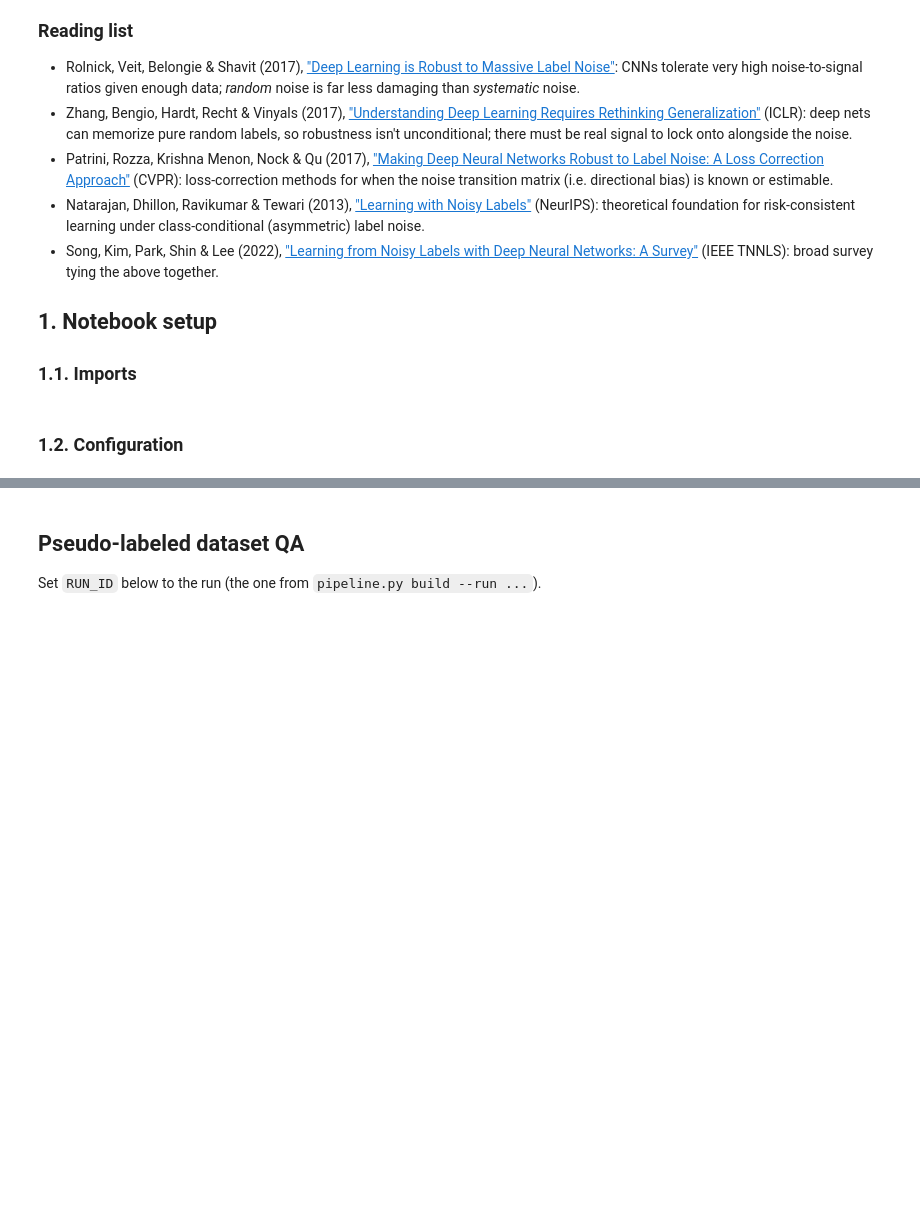
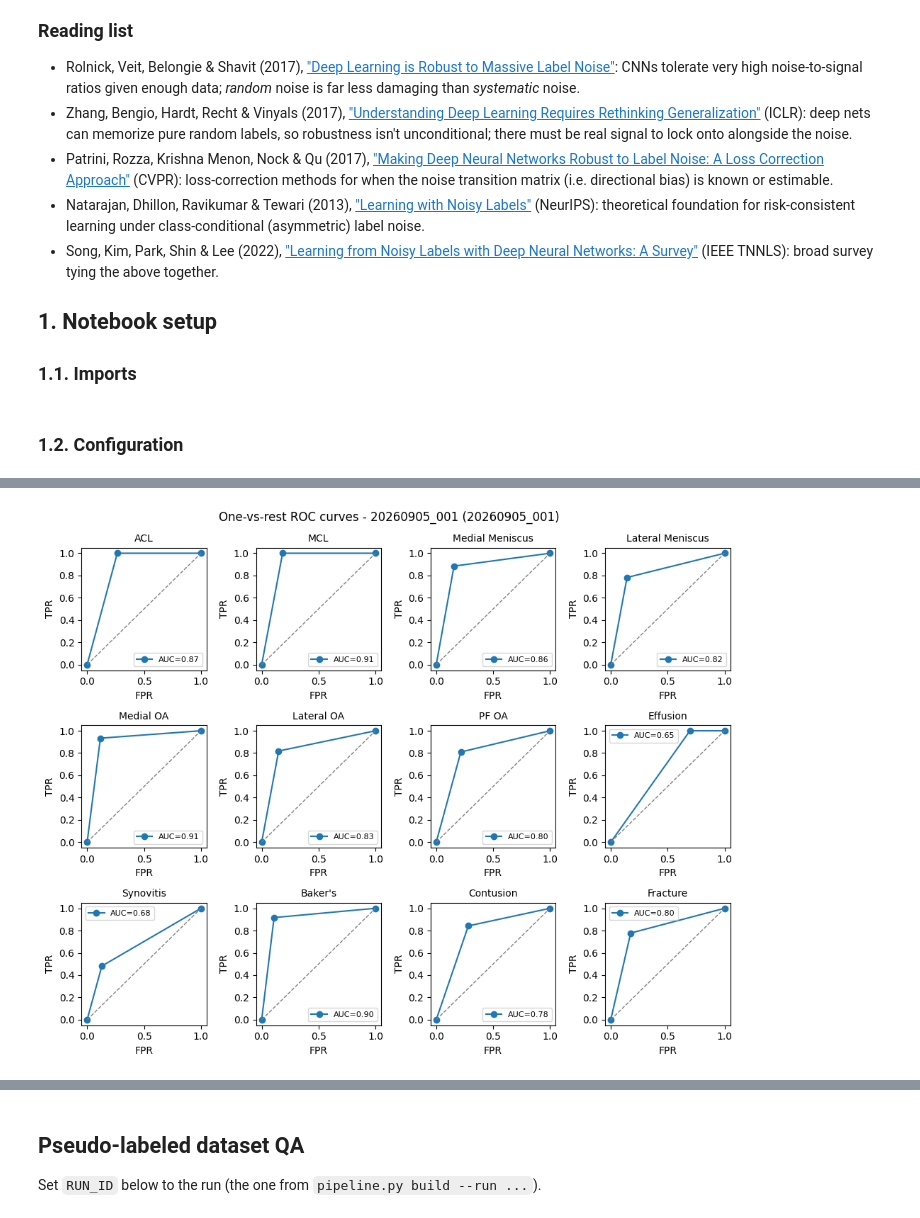
Before and after one commit to gperdrizet/RSNA-knee-abnormality, a Jupyter notebook: notebooks/02-label_extraction.ipynb, the cells around one changed output, grey strips where cells are left out. Cells and saved outputs as stored; diff of their text form; code cells hidden in the pictures; blank space fills up the shorter version.

```diff
--- a/notebooks/02-label_extraction.ipynb
+++ b/notebooks/02-label_extraction.ipynb
@@ -42,0 +133,7 @@ LABEL_RUN       = '20260909_001'
+# %%
+meta_f = pipeline_config.OUTPUT_ROOT / CALIBRATION_RUN / 'run_meta.json'
+
+if meta_f.exists():
+    print(json.dumps(json.loads(meta_f.read_text()), indent=2))
+else:
+    print(f'No run_meta.json for {CALIBRATION_RUN} (older run, predates provenance tracking)')
@@ -174,17 +412,0 @@ plt.show()
-# %%
-roc_aucs, pr_aps = {}, {}
-
-for c in label_cols:
-    g = (cmp_df[f'{c}_label'].fillna(0) == 1).astype(int).values
-    p = (cmp_df[f'{c}_pred'].fillna(0) == 1).astype(int).values
-
-    roc_aucs[c] = roc_auc_score(g, p)
-    pr_aps[c] = average_precision_score(g, p)
-
-mean_roc_auc = float(np.mean(list(roc_aucs.values())))
-mean_ap = float(np.mean(list(pr_aps.values())))
-
-print(f'Macro-average ROC AUC across {len(label_cols)} conditions: {mean_roc_auc:.3f}')
-print(f'Macro-average PR AUC (avg. precision) across {len(label_cols)} conditions: {mean_ap:.3f}')
-
-pd.DataFrame({'roc_auc': roc_aucs, 'avg_precision': pr_aps}).round(3).sort_values('roc_auc')
@@ -255 +413,24 @@ bias_tbl
+# %%
+# One-vs-rest ROC curves (hard 0/1 predictions -> single operating point per
+# condition; see caveat in 2.2).
+fig, axes = plt.subplots(3, 4, figsize=(10, 8))
+
+for ax, c in zip(axes.flat, label_cols):
+    g = (best_df[f'{c}_label'].fillna(0) == 1).astype(int).values
+    p = (best_df[f'{c}_pred'].fillna(0) == 1).astype(int).values
+
+    fpr, tpr, _ = roc_curve(g, p)
+    auc_score = metrics_by_run[BEST_RUN].loc[c, 'roc_auc']
+
+    ax.plot(fpr, tpr, marker='o', label=f'AUC={auc_score:.2f}')
+    ax.plot([0, 1], [0, 1], linestyle='--', color='grey', linewidth=1)
+    ax.set_title(c, fontsize=10)
+    ax.set_xlabel('FPR'); ax.set_ylabel('TPR')
+    ax.legend(fontsize=8)
+
+fig.suptitle(f'One-vs-rest ROC curves - {run_model_name(BEST_RUN)} ({BEST_RUN})')
+fig.tight_layout()
+plt.show()
+# %% [output]
+[figure, added]
 # %%
```
Also changed, not shown: parts of 24 cells of this notebook, 2 other files.
